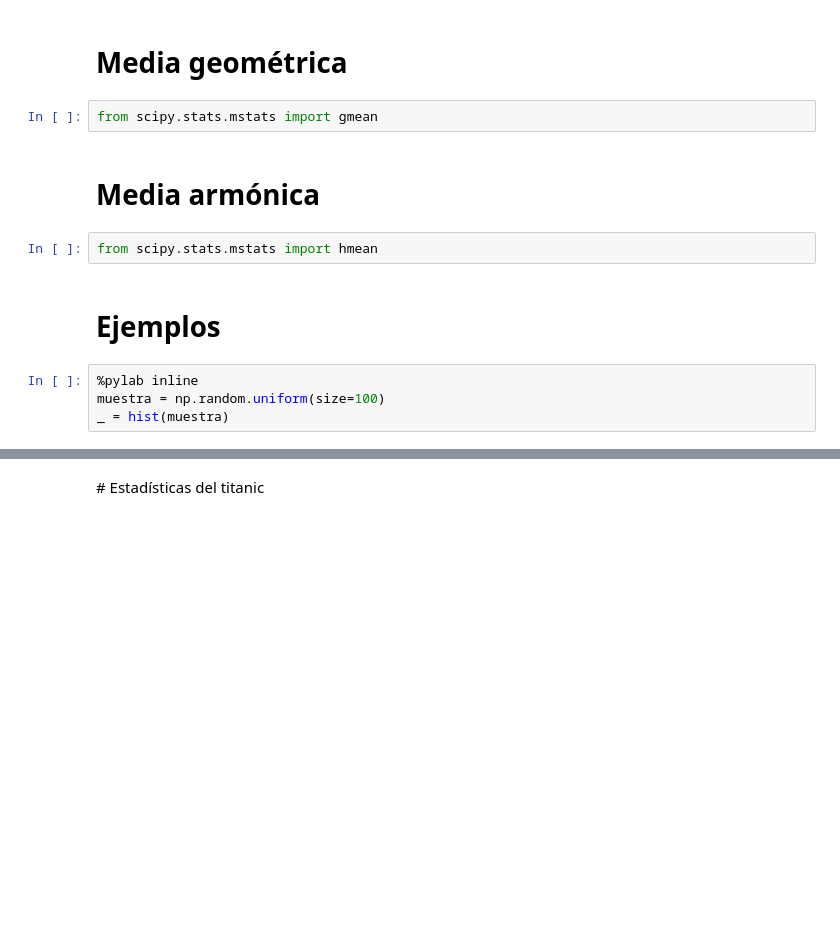
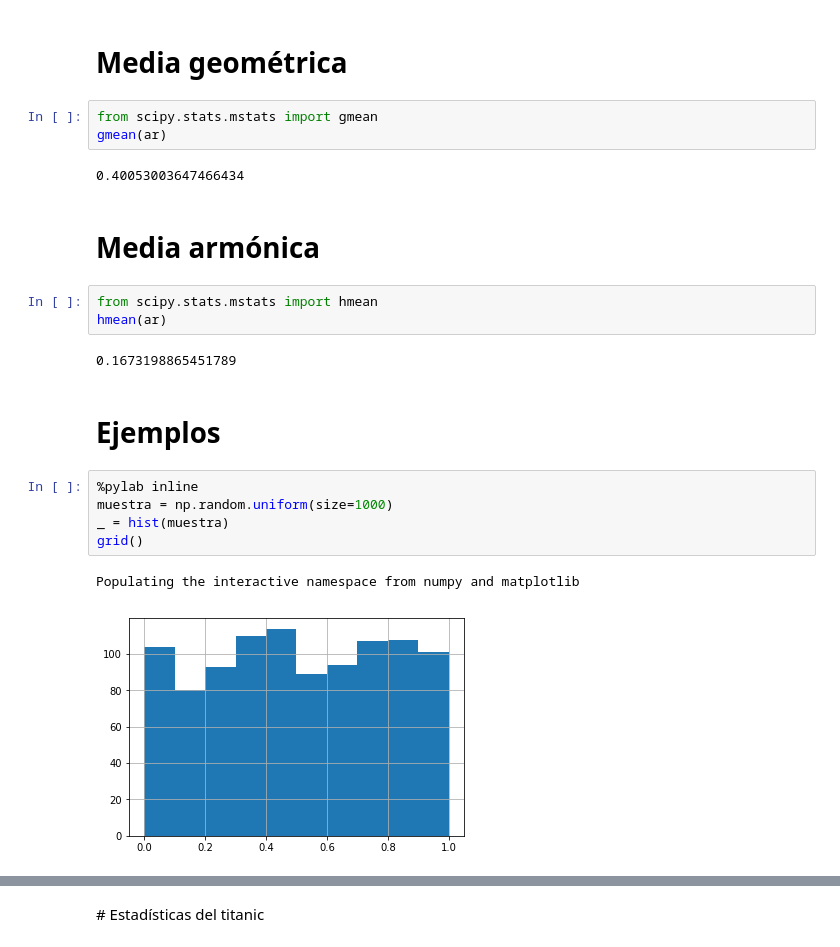
Before and after one commit to INGEOTEC/mccd2018, a Jupyter notebook: notebooks/03-NumPY.ipynb, the cells around one changed output, grey strips where cells are left out. Saved outputs shown, nothing was run; the diff lists cells and outputs as text; blank space fills up the shorter version.

```diff
--- a/notebooks/03-NumPY.ipynb
+++ b/notebooks/03-NumPY.ipynb
@@ -63,14 +159,24 @@ lst = [random.random() for _ in range(100)]
 # Media geométrica
 # %%
 from scipy.stats.mstats import gmean
+gmean(ar)
+# %% [output]
+0.40053003647466434
 # %% [markdown]
 # Media armónica
 # %%
 from scipy.stats.mstats import hmean
+hmean(ar)
+# %% [output]
+0.1673198865451789
 # %% [markdown]
 # Ejemplos
 # %%
 %pylab inline
-muestra = np.random.uniform(size=100)
+muestra = np.random.uniform(size=1000)
 _ = hist(muestra)
+grid()
+# %% [output]
+Populating the interactive namespace from numpy and matplotlib
+[figure, added]
 # %%
```
Also changed, not shown: parts of 25 cells of this notebook.
